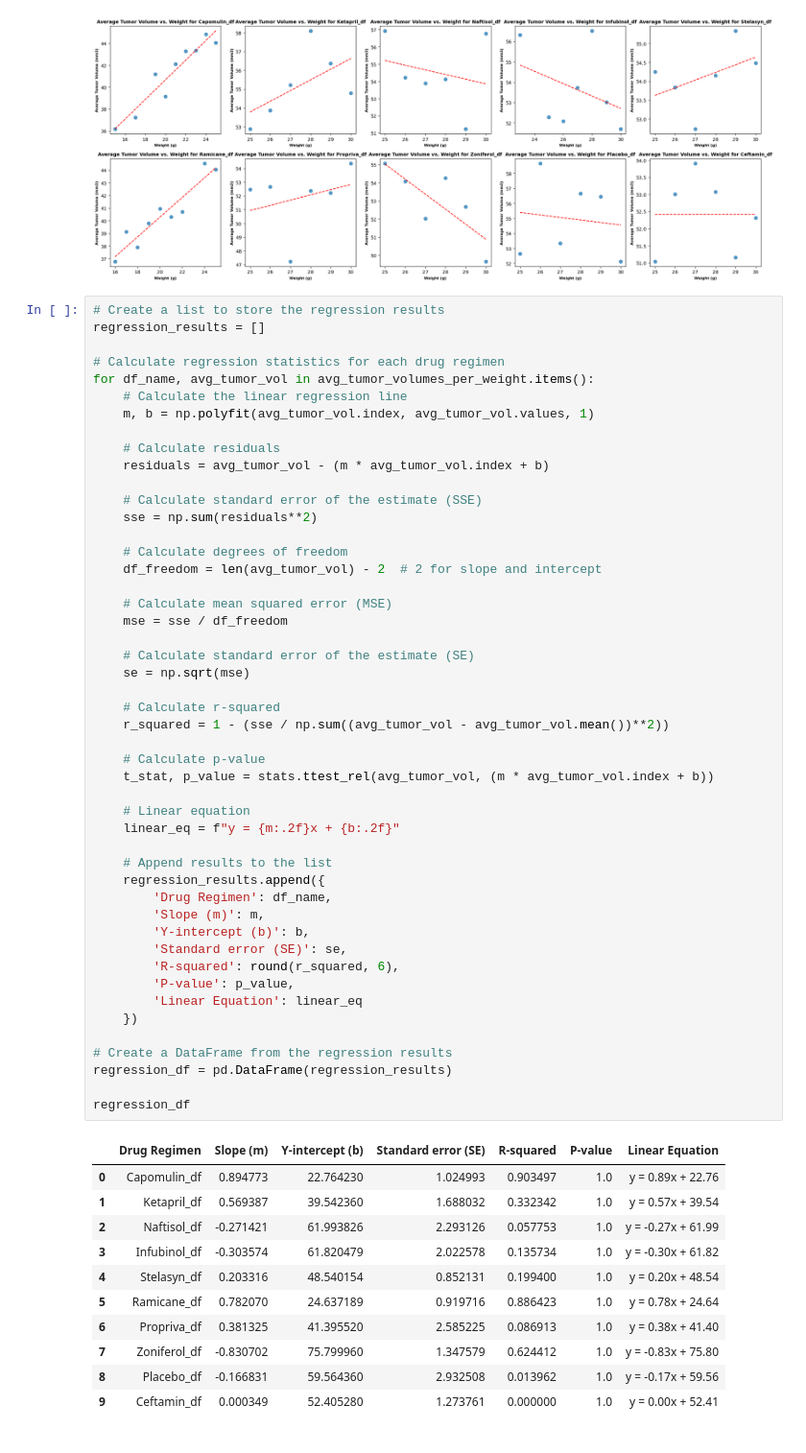
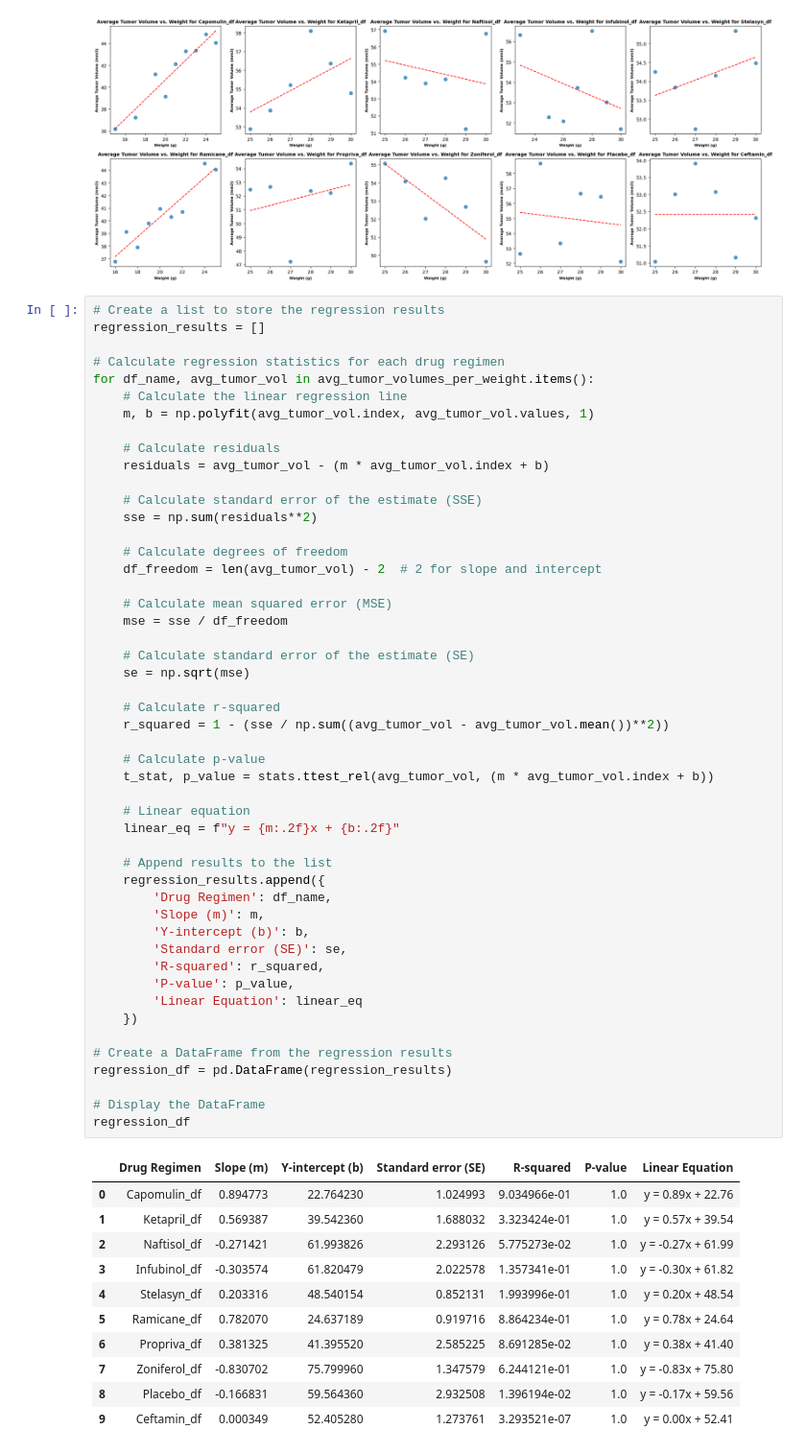
Before and after one commit to Saurabh-Lakhanpal/matplotlib-challenge, a Jupyter notebook: Pymaceuticals/pymaceuticals_solution.ipynb, the cells around one changed output. Shown: that part at 96% size. Cells and saved outputs as stored; diff of their text form.

```diff
--- a/Pymaceuticals/pymaceuticals_solution.ipynb
+++ b/Pymaceuticals/pymaceuticals_solution.ipynb
@@ -671,41 +686,42 @@ for df_name, avg_tumor_vol in avg_tumor_volumes_per_weight.items():
     mse = sse / df_freedom
 
     # Calculate standard error of the estimate (SE)
     se = np.sqrt(mse)
 
     # Calculate r-squared
     r_squared = 1 - (sse / np.sum((avg_tumor_vol - avg_tumor_vol.mean())**2))
 
     # Calculate p-value
     t_stat, p_value = stats.ttest_rel(avg_tumor_vol, (m * avg_tumor_vol.index + b))
 
     # Linear equation
     linear_eq = f"y = {m:.2f}x + {b:.2f}"
 
     # Append results to the list
     regression_results.append({
         'Drug Regimen': df_name,
         'Slope (m)': m,
         'Y-intercept (b)': b,
         'Standard error (SE)': se,
-        'R-squared': round(r_squared, 6),
+        'R-squared': r_squared,
         'P-value': p_value,
         'Linear Equation': linear_eq
     })
 
 # Create a DataFrame from the regression results
 regression_df = pd.DataFrame(regression_results)
 
+# Display the DataFrame
 regression_df
 # %% [output]
 |  | Drug Regimen | Slope (m) | Y-intercept (b) | Standard error (SE) | R-squared | P-value | Linear Equation |
-| 0 | Capomulin_df | 0.894773 | 22.764230 | 1.024993 | 0.903497 | 1.0 | y = 0.89x + 22.76 |
-| 1 | Ketapril_df | 0.569387 | 39.542360 | 1.688032 | 0.332342 | 1.0 | y = 0.57x + 39.54 |
-| 2 | Naftisol_df | -0.271421 | 61.993826 | 2.293126 | 0.057753 | 1.0 | y = -0.27x + 61.99 |
-| 3 | Infubinol_df | -0.303574 | 61.820479 | 2.022578 | 0.135734 | 1.0 | y = -0.30x + 61.82 |
-| 4 | Stelasyn_df | 0.203316 | 48.540154 | 0.852131 | 0.199400 | 1.0 | y = 0.20x + 48.54 |
-| 5 | Ramicane_df | 0.782070 | 24.637189 | 0.919716 | 0.886423 | 1.0 | y = 0.78x + 24.64 |
-| 6 | Propriva_df | 0.381325 | 41.395520 | 2.585225 | 0.086913 | 1.0 | y = 0.38x + 41.40 |
-| 7 | Zoniferol_df | -0.830702 | 75.799960 | 1.347579 | 0.624412 | 1.0 | y = -0.83x + 75.80 |
-| 8 | Placebo_df | -0.166831 | 59.564360 | 2.932508 | 0.013962 | 1.0 | y = -0.17x + 59.56 |
-| 9 | Ceftamin_df | 0.000349 | 52.405280 | 1.273761 | 0.000000 | 1.0 | y = 0.00x + 52.41 |
+| 0 | Capomulin_df | 0.894773 | 22.764230 | 1.024993 | 9.034966e-01 | 1.0 | y = 0.89x + 22.76 |
+| 1 | Ketapril_df | 0.569387 | 39.542360 | 1.688032 | 3.323424e-01 | 1.0 | y = 0.57x + 39.54 |
+| 2 | Naftisol_df | -0.271421 | 61.993826 | 2.293126 | 5.775273e-02 | 1.0 | y = -0.27x + 61.99 |
+| 3 | Infubinol_df | -0.303574 | 61.820479 | 2.022578 | 1.357341e-01 | 1.0 | y = -0.30x + 61.82 |
+| 4 | Stelasyn_df | 0.203316 | 48.540154 | 0.852131 | 1.993996e-01 | 1.0 | y = 0.20x + 48.54 |
+| 5 | Ramicane_df | 0.782070 | 24.637189 | 0.919716 | 8.864234e-01 | 1.0 | y = 0.78x + 24.64 |
+| 6 | Propriva_df | 0.381325 | 41.395520 | 2.585225 | 8.691285e-02 | 1.0 | y = 0.38x + 41.40 |
+| 7 | Zoniferol_df | -0.830702 | 75.799960 | 1.347579 | 6.244121e-01 | 1.0 | y = -0.83x + 75.80 |
+| 8 | Placebo_df | -0.166831 | 59.564360 | 2.932508 | 1.396194e-02 | 1.0 | y = -0.17x + 59.56 |
+| 9 | Ceftamin_df | 0.000349 | 52.405280 | 1.273761 | 3.293521e-07 | 1.0 | y = 0.00x + 52.41 |
```
Also changed, not shown: parts of 1 cell of this notebook, 4 other files.
